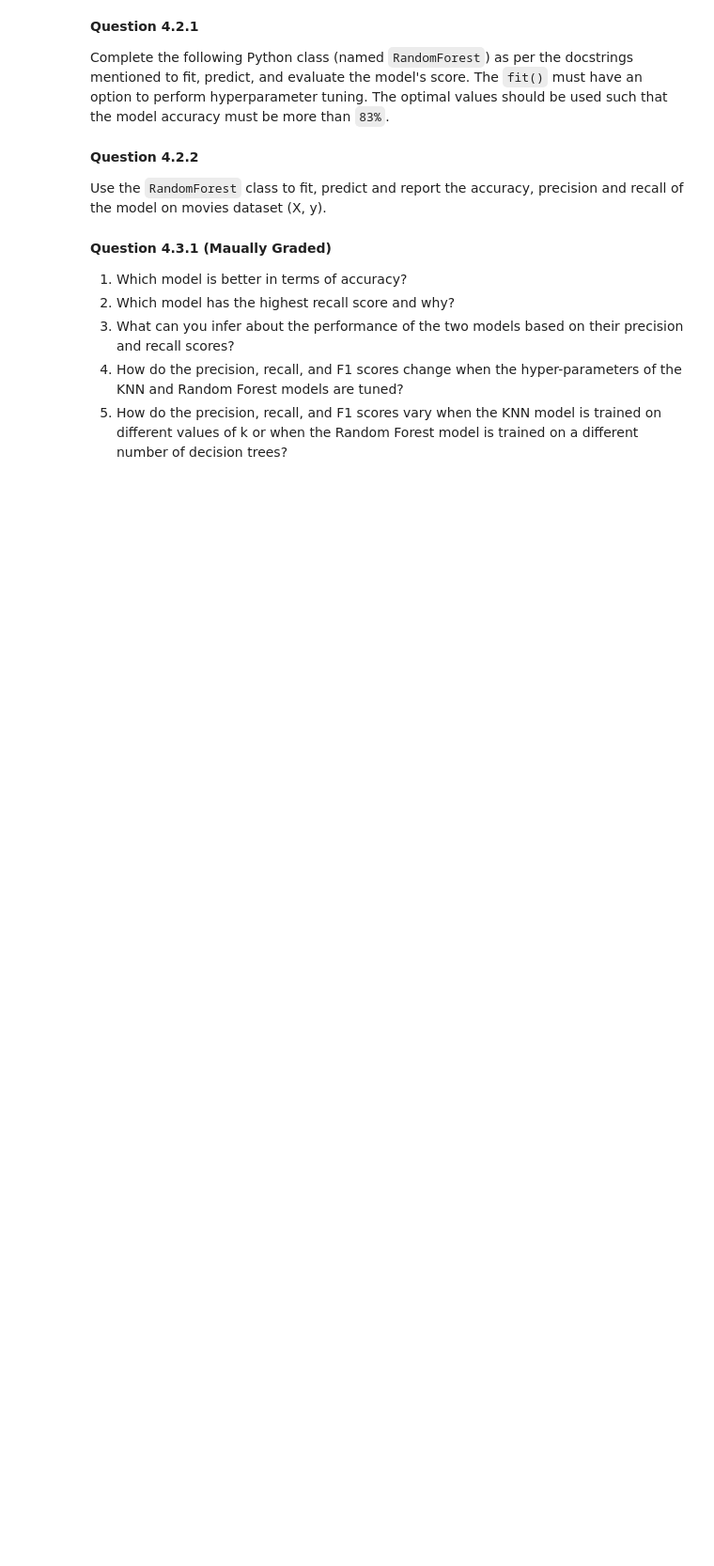
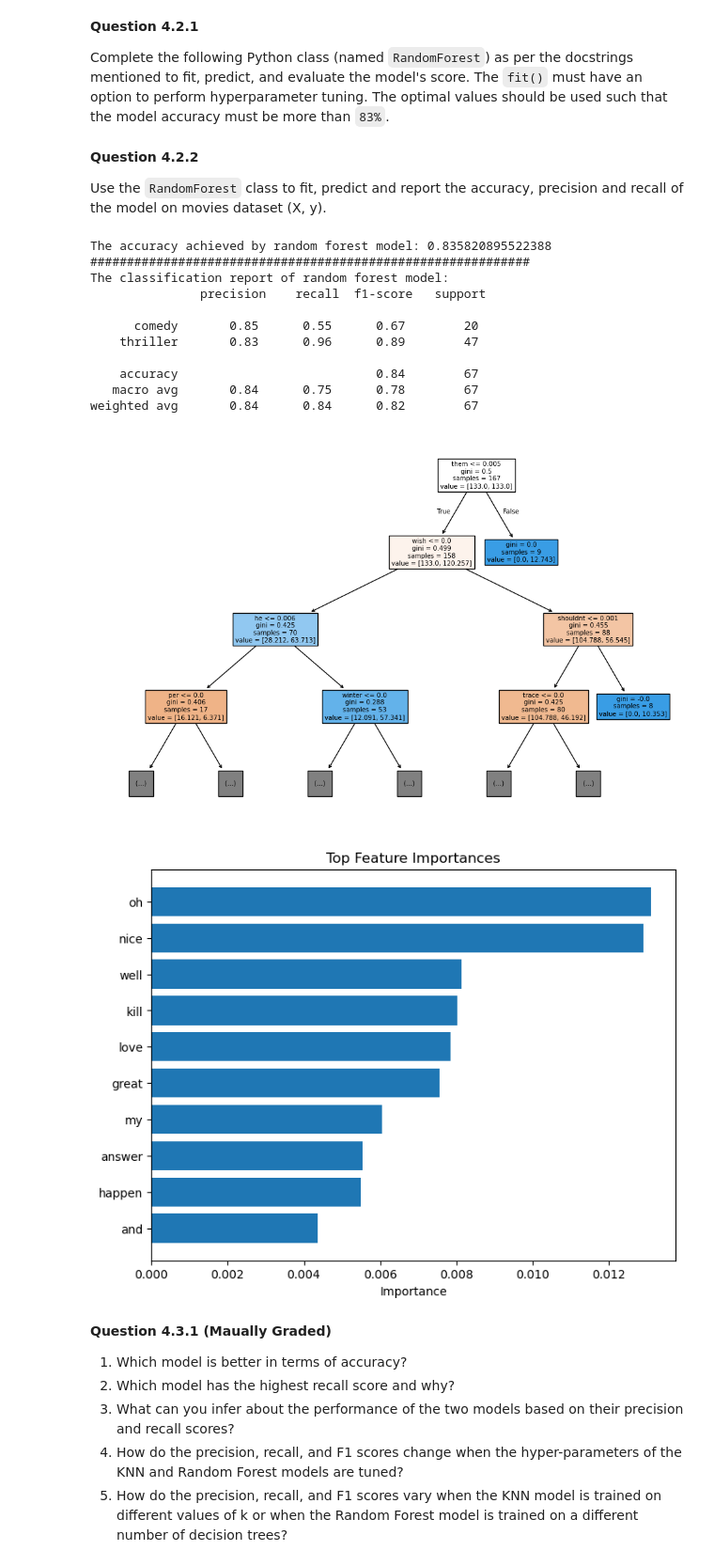
Before and after one commit to aryankakk/cp322-knn-project, a Jupyter notebook: Assignment_3.ipynb, the cells around one changed output. Shown at 94% size. Drawn from its saved outputs; the diff is of its cells as text; code cells hidden in the pictures; blank space fills up the shorter version.

```diff
--- a/Assignment_3.ipynb
+++ b/Assignment_3.ipynb
@@ -1132,15 +1167,31 @@ class RandomForest:
 
 Use the `RandomForest` class to fit, predict and report the accuracy, precision and recall of the model on movies dataset (X, y).
 # %%
-fit_rf = ...
-...
-...
-accuracy_rf, classification_report_rf = ...
+fit_rf = RandomForest(X, y)
+fit_rf.fit(tune_fit="yes")
+
+accuracy_rf, classification_report_rf = fit_rf.score()
+
 print("The accuracy achieved by random forest model:", accuracy_rf)
-print('#'*60)
-print("The classification report of random forest model: \n", classification_report_rf)
+print("#"*60)
+print("The classification report of random forest model:\n", classification_report_rf)
+
 fit_rf.plot_decision_tree()
 fit_rf.plot_feature_importance(top=10)
+# %% [output]
+The accuracy achieved by random forest model: 0.835820895522388
+############################################################
+The classification report of random forest model:
+               precision    recall  f1-score   support
+
+      comedy       0.85      0.55      0.67        20
+    thriller       0.83      0.96      0.89        47
+
+    accuracy                           0.84        67
+   macro avg       0.84      0.75      0.78        67
+weighted avg       0.84      0.84      0.82        67
+[figure, added]
+[figure, added]
 # %% [markdown]
 **Question 4.3.1 (Maually Graded)**
 
```
Also changed, not shown: parts of 7 cells of this notebook.
